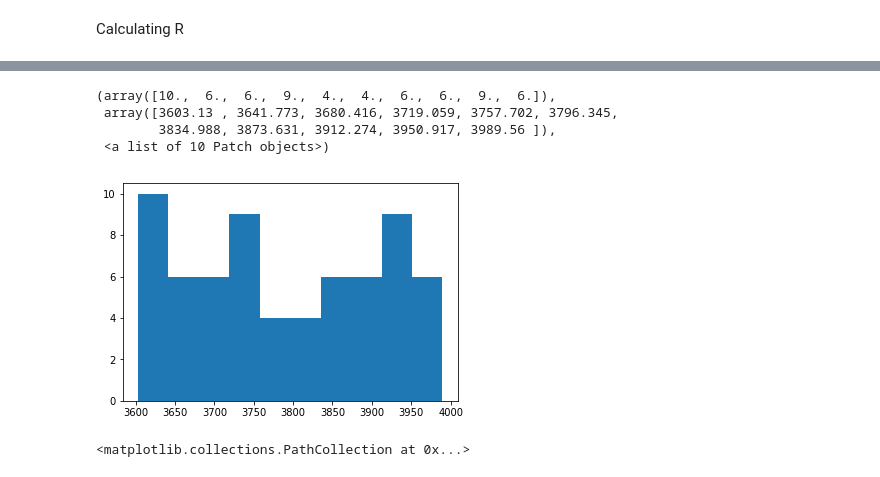
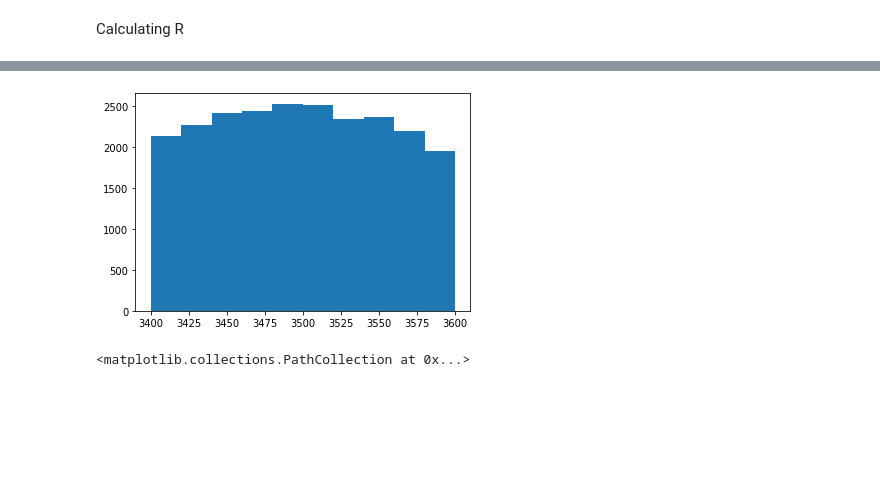
Before and after one commit to matteoettam09/i-flow, a Jupyter notebook: DensityEstimation/RnD_dataset.ipynb, the cells around one changed output, grey strips where cells are left out. Saved outputs shown, nothing was run; the diff lists cells and outputs as text; code cells hidden in the pictures; blank space fills up the shorter version.

```diff
--- a/DensityEstimation/RnD_dataset.ipynb
+++ b/DensityEstimation/RnD_dataset.ipynb
@@ -389,13 +419,8 @@ plt.xlim(-2.5,7.5)
-# %%
-#cut on R
-print
-plt.hist(invM[~np.less(R,10)])
-# %% [output]
-(array([10.,  6.,  6.,  9.,  4.,  4.,  6.,  6.,  9.,  6.]),
- array([3603.13 , 3641.773, 3680.416, 3719.059, 3757.702, 3796.345,
-        3834.988, 3873.631, 3912.274, 3950.917, 3989.56 ]),
- <a list of 10 Patch objects>)
-[figure, removed]
+# %%
+plt.hist(data_train_sig.query('R > 1.5').mJJ_unscaled)
+plt.show()
+# %% [output]
+[figure, added]
 # %%
 nsamples=1000
 #training_data_sampled=data_train_sig[:nsamples,:]
```
Also changed, not shown: parts of 12 cells of this notebook.
